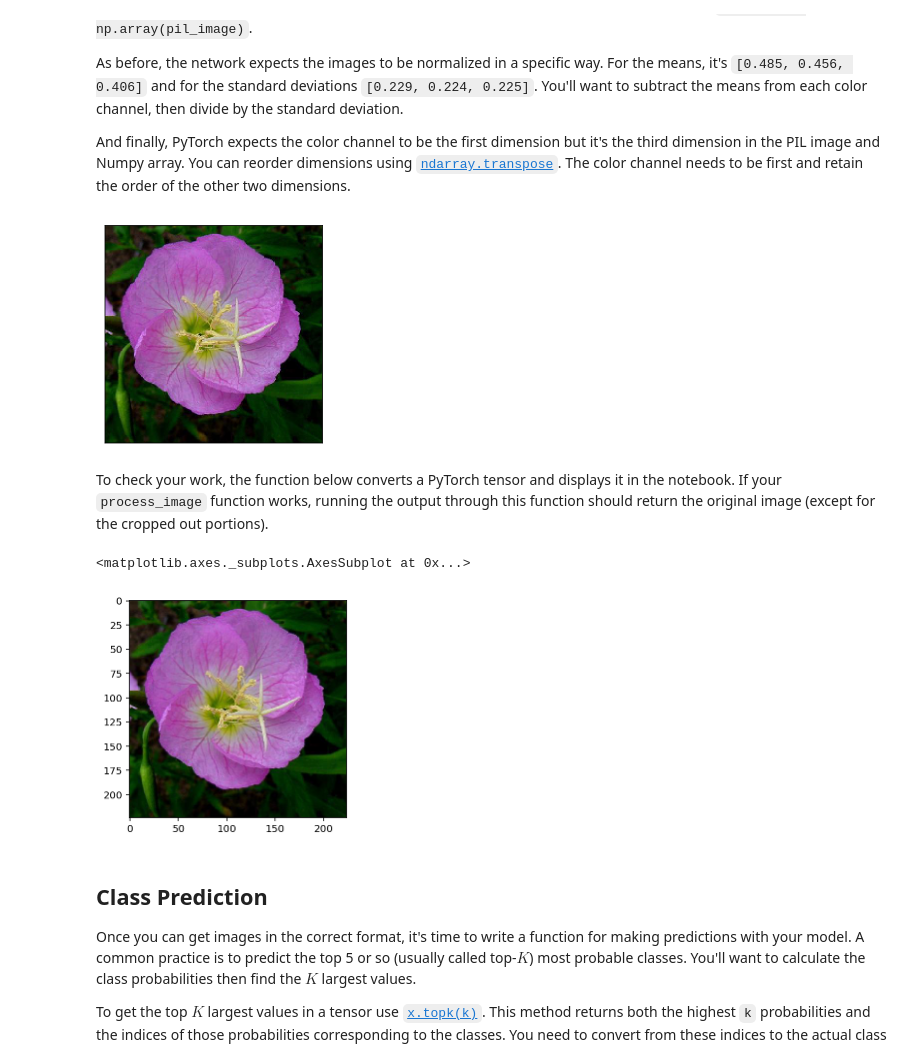
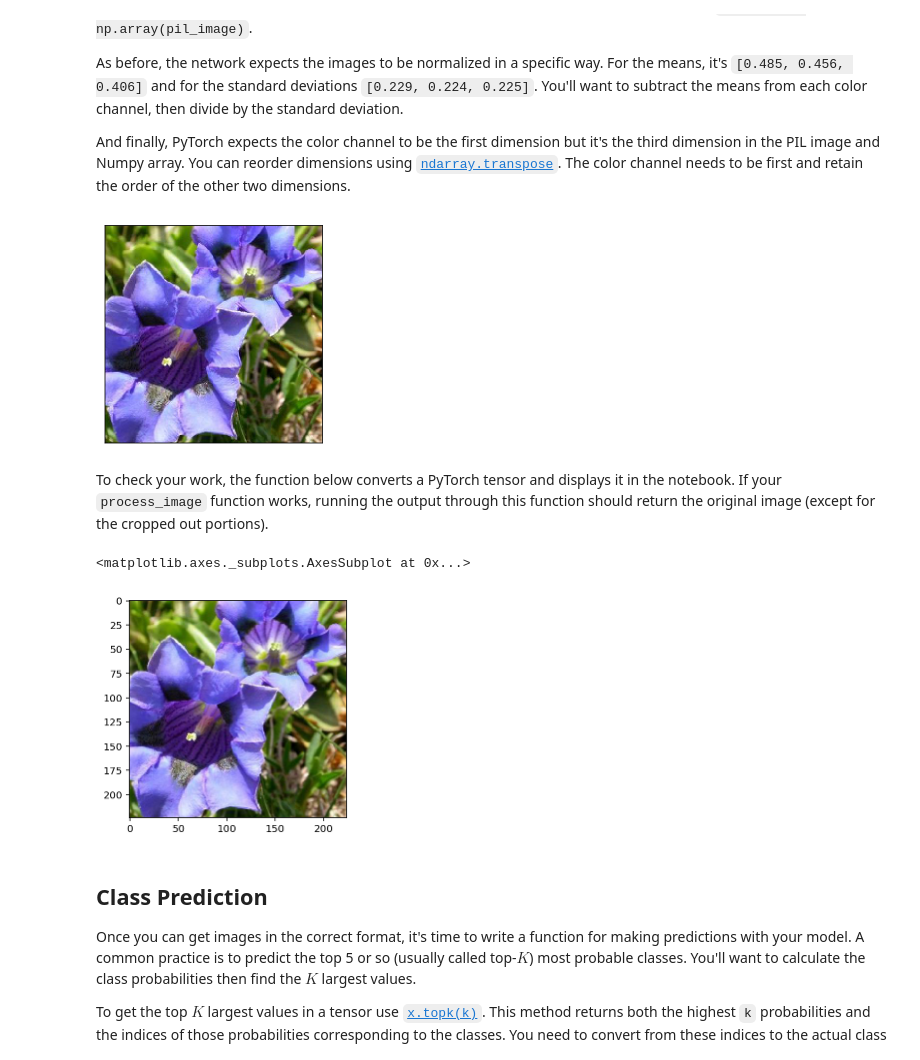
Before and after one commit to ahmetcetin/image-classifier-udacity, a Jupyter notebook: Image Classifier Project.ipynb, the cells around one changed output. Drawn from its saved outputs; the diff is of its cells as text; code cells hidden in the pictures.

```diff
--- a/Image Classifier Project.ipynb
+++ b/Image Classifier Project.ipynb
@@ -112,7 +133,7 @@ def get_pretrained_model(name):
 
 selected_model = 'densenet121'
 init_lr=0.001
-epochs = 100
+epochs = 80
 
 model = get_pretrained_model(selected_model)(pretrained=True)
 for param in model.parameters():
@@ -136,7 +157,8 @@ classifier = nn.Sequential(OrderedDict([
 #                           ('dropout5', nn.Dropout(p=0.5)),
                           ('relu5', nn.ReLU()),
                           ('fc6', nn.Linear(204, 102)),
-                          ('output', nn.LogSoftmax(dim=1))
+                          ('output', nn.Softmax(dim=1))
+#                           ('output', nn.LogSoftmax(dim=1))
                           ]))
 model.classifier = classifier
 
@@ -145,4 +167,5 @@ optimizer = optim.Adam(model.classifier.parameters(), lr=init_lr)
 
 device = torch.device("cuda:0" if torch.cuda.is_available() else "cpu")
 model.to(device)
+print(device)
 # %% [output]
@@ -169,7 +176,7 @@ steps = 0
 
 
 def adjust_lr(optimizer, epoch):
-    lr = init_lr * (01 ** (epoch // 20))
+    lr = init_lr * (0.1 ** (epoch // 20))
     print('Starting epoch {}, learning rate {}'.format(epoch+1, lr))
     for param_group in optimizer.param_groups:
         param_group['lr'] = lr
@@ -323,35 +340,35 @@ def process_image(image):
     else:
         longsize = int(math.floor(shortsize / ratio))
         newsize = (longsize, shortsize)
 
     img = img.resize(newsize)
 
     w, h = newsize
 
     left = (w - 224)/2
     top = (h - 224)/2
     right = (w + 224)/2
     bottom = (h + 224)/2
 
     cropped = img.crop((left, top, right, bottom))
 
     imgplot = plt.imshow(cropped)
     imgplot.axes.get_xaxis().set_visible(False)
     imgplot.axes.get_yaxis().set_visible(False)
 
     mean = np.array([0.485, 0.456, 0.406])
     std = np.array([0.229, 0.224, 0.225])
 
     image = np.array(cropped) / 255
     image = (image - mean) / std
     image = image.transpose((2, 0, 1))
 
     return  torch.from_numpy(image)
     # TODO: Process a PIL image for use in a PyTorch model
 
-image = process_image('flowers/test/1/image_06764.jpg')
+image = process_image('flowers/test/28/image_05230.jpg')
 # %% [output]
-[figure, old version]
+[figure, new version]
 # %% [markdown]
 To check your work, the function below converts a PyTorch tensor and displays it in the notebook. If your `process_image` function works, running the output through this function should return the original image (except for the cropped out portions).
 # %%
@@ -379,7 +396,7 @@ def imshow(image, ax=None, title=None):
 imshow(image)
 # %% [output]
 <matplotlib.axes._subplots.AxesSubplot at 0x...>
-[figure, old version]
+[figure, new version]
 # %% [markdown]
 ## Class Prediction
 
```
Also changed, not shown: parts of 7 cells of this notebook, 2 other files.
